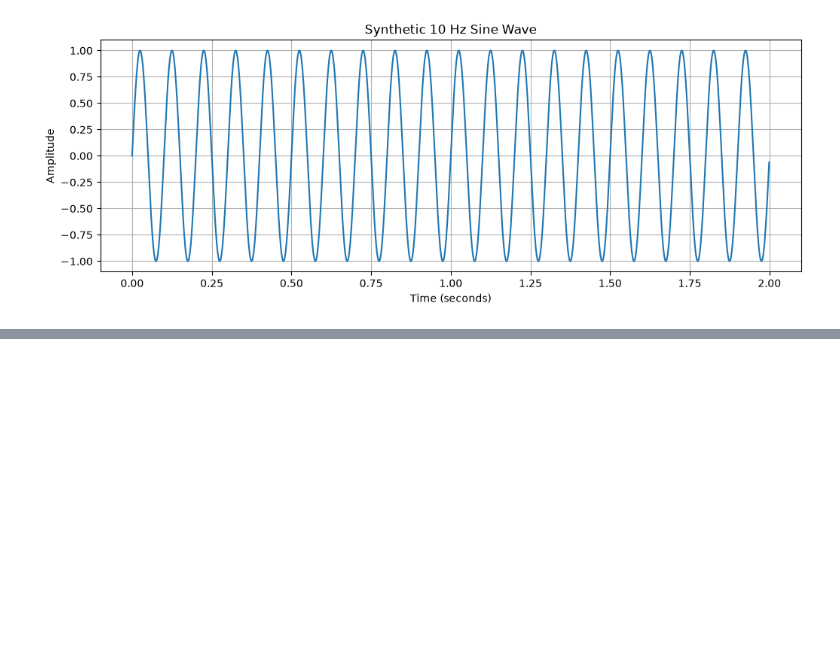
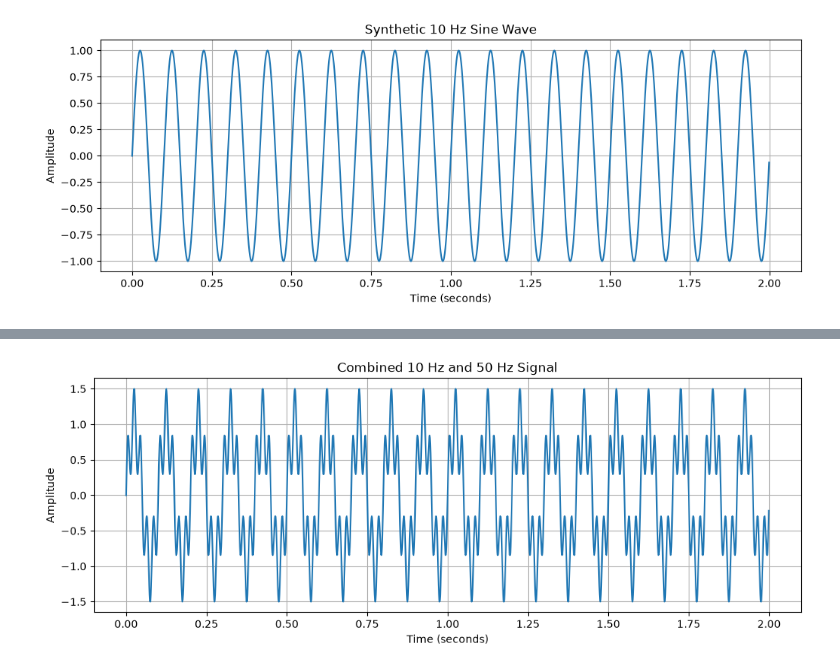
Before and after one commit to raminyzu/geowaveai, a Jupyter notebook: notebooks/02_geophysical_signal_processing.ipynb, the cells around one changed output, grey strips where cells are left out. Cells and saved outputs as stored; diff of their text form; code cells hidden in the pictures; blank space fills up the shorter version.

```diff
--- a/notebooks/02_geophysical_signal_processing.ipynb
+++ b/notebooks/02_geophysical_signal_processing.ipynb
@@ -95,0 +158,23 @@ If two signals have the same amplitude, the higher-frequency signal completes mo
+# %%
+
+# Combine 10 Hz and 50 Hz signals
+
+low_frequency = 10
+high_frequency = 50
+
+signal_10hz = np.sin(2 * np.pi * low_frequency * time)
+signal_50hz = 0.5 * np.sin(2 * np.pi * high_frequency * time)
+
+combined_signal = signal_10hz + signal_50hz
+
+plt.figure(figsize=(12, 4))
+plt.plot(time, combined_signal)
+
+plt.title("Combined 10 Hz and 50 Hz Signal")
+plt.xlabel("Time (seconds)")
+plt.ylabel("Amplitude")
+plt.grid(True)
+
+plt.show()
+# %% [output]
+[figure, added]
```
Also changed, not shown: parts of 21 cells of this notebook.
